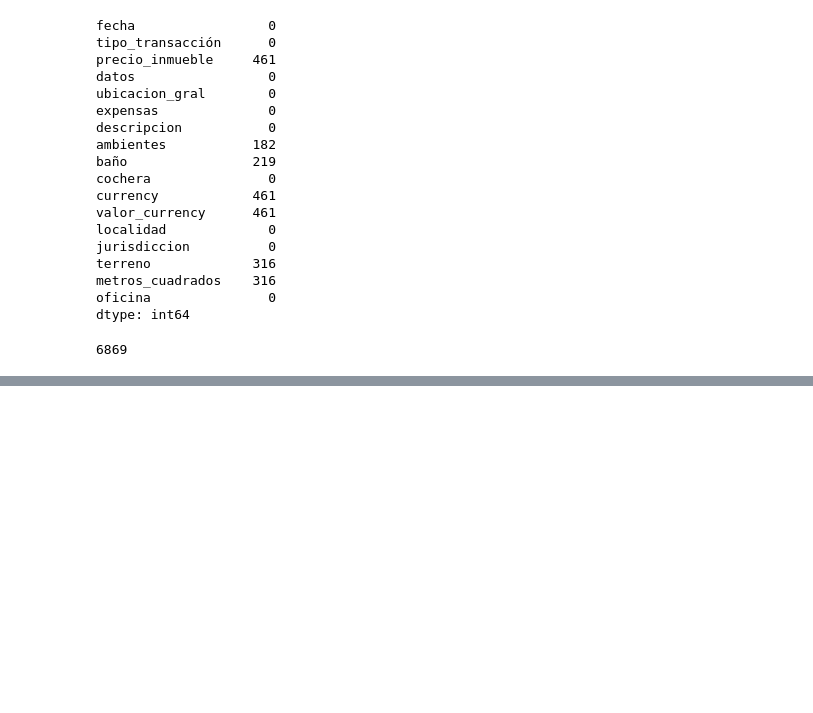
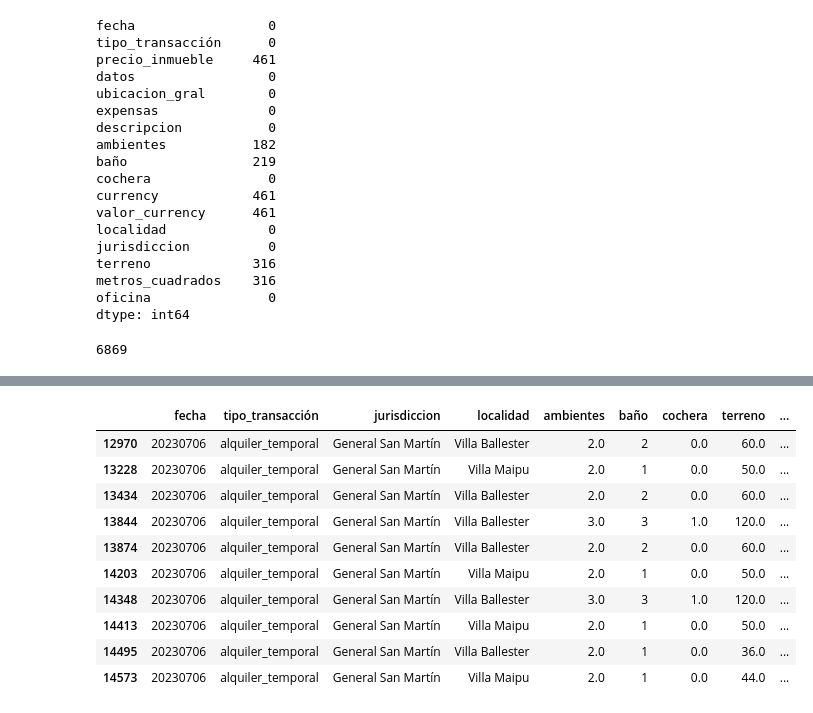
Before and after one commit to AgustinCdeCelis/zona-prop, a Jupyter notebook: working_file.ipynb, the cells around one changed output, grey strips where cells are left out. Drawn from its saved outputs; the diff is of its cells as text; code cells hidden in the pictures; blank space fills up the shorter version.

```diff
--- a/working_file.ipynb
+++ b/working_file.ipynb
@@ -432,0 +587,10 @@ Name: ambientes, Length: 16203, dtype: object
+# %%
+conditions = ['San Martín de los Andes','Villa La Angostura']
+df.loc[df['jurisdiccion'].isin(conditions), 'jurisdiccion'] = 'Neuquen'
+# %%
+conditions = ['San Carlos de Bariloche']
+df.loc[df['jurisdiccion'].isin(conditions), 'jurisdiccion'] = 'Rio Negro'
+# %%
+df.loc[((df['jurisdiccion']=='Cipolletti') & (df['localidad']=='Los Alamos')),'jurisdiccion'] ='Rio Negro'
+# %%
+df.loc[((df['jurisdiccion']=='Cipolletti') & (df['localidad']=='Villa Carlos Paz')),'jurisdiccion'] ='Córdoba'
@@ -432,0 +614,14 @@ Name: ambientes, Length: 16203, dtype: object
+# %%
+df[df['jurisdiccion']=='General San Martín']
+# %% [output]
+|  | fecha | tipo_transacción | jurisdiccion | localidad | ambientes | baño | cochera | terreno | ... |
+| 12970 | 20230706 | alquiler_temporal | General San Martín | Villa Ballester | 2.0 | 2 | 0.0 | 60.0 | ... |
+| 13228 | 20230706 | alquiler_temporal | General San Martín | Villa Maipu | 2.0 | 1 | 0.0 | 50.0 | ... |
+| 13434 | 20230706 | alquiler_temporal | General San Martín | Villa Ballester | 2.0 | 2 | 0.0 | 60.0 | ... |
+| 13844 | 20230706 | alquiler_temporal | General San Martín | Villa Ballester | 3.0 | 3 | 1.0 | 120.0 | ... |
+| 13874 | 20230706 | alquiler_temporal | General San Martín | Villa Ballester | 2.0 | 2 | 0.0 | 60.0 | ... |
+| 14203 | 20230706 | alquiler_temporal | General San Martín | Villa Maipu | 2.0 | 1 | 0.0 | 50.0 | ... |
+| 14348 | 20230706 | alquiler_temporal | General San Martín | Villa Ballester | 3.0 | 3 | 1.0 | 120.0 | ... |
+| 14413 | 20230706 | alquiler_temporal | General San Martín | Villa Maipu | 2.0 | 1 | 0.0 | 50.0 | ... |
+| 14495 | 20230706 | alquiler_temporal | General San Martín | Villa Ballester | 2.0 | 1 | 0.0 | 36.0 | ... |
+| 14573 | 20230706 | alquiler_temporal | General San Martín | Villa Maipu | 2.0 | 1 | 0.0 | 44.0 | ... |
```
Also changed, not shown: parts of 33 cells of this notebook.
